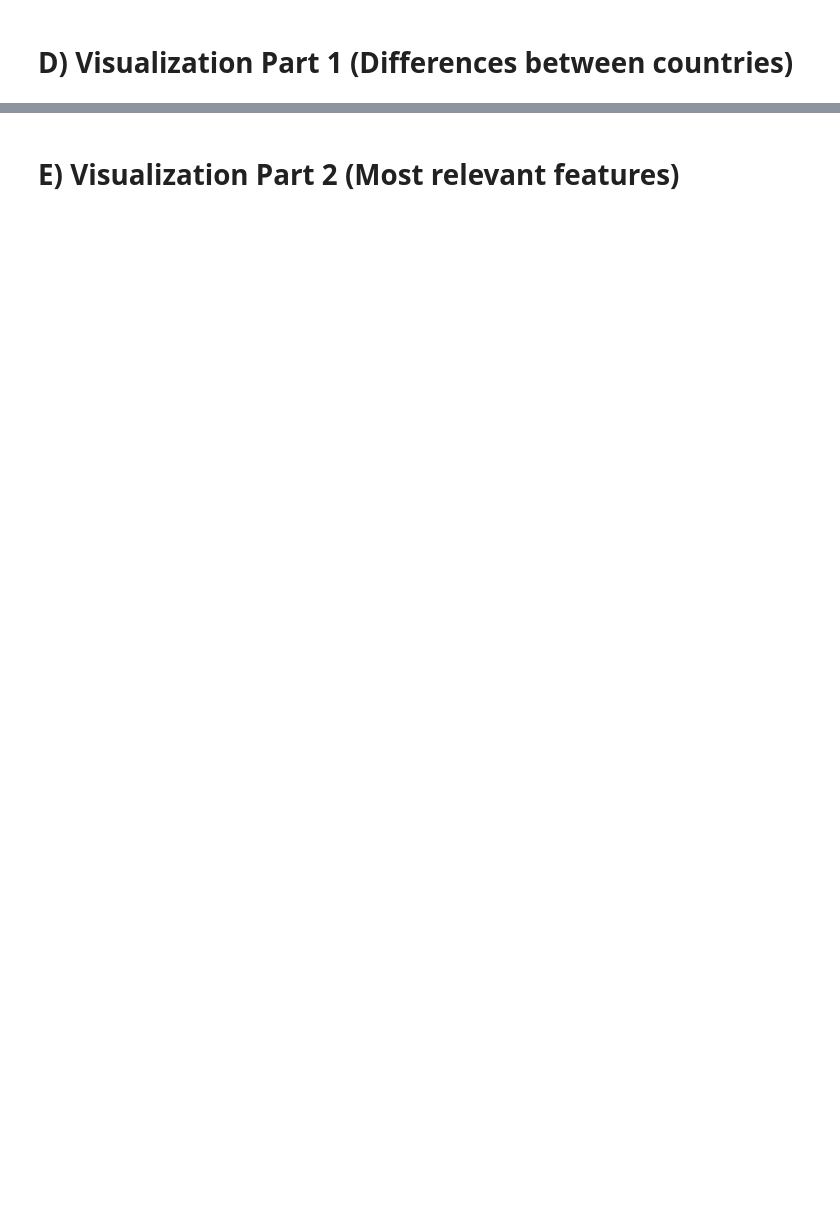
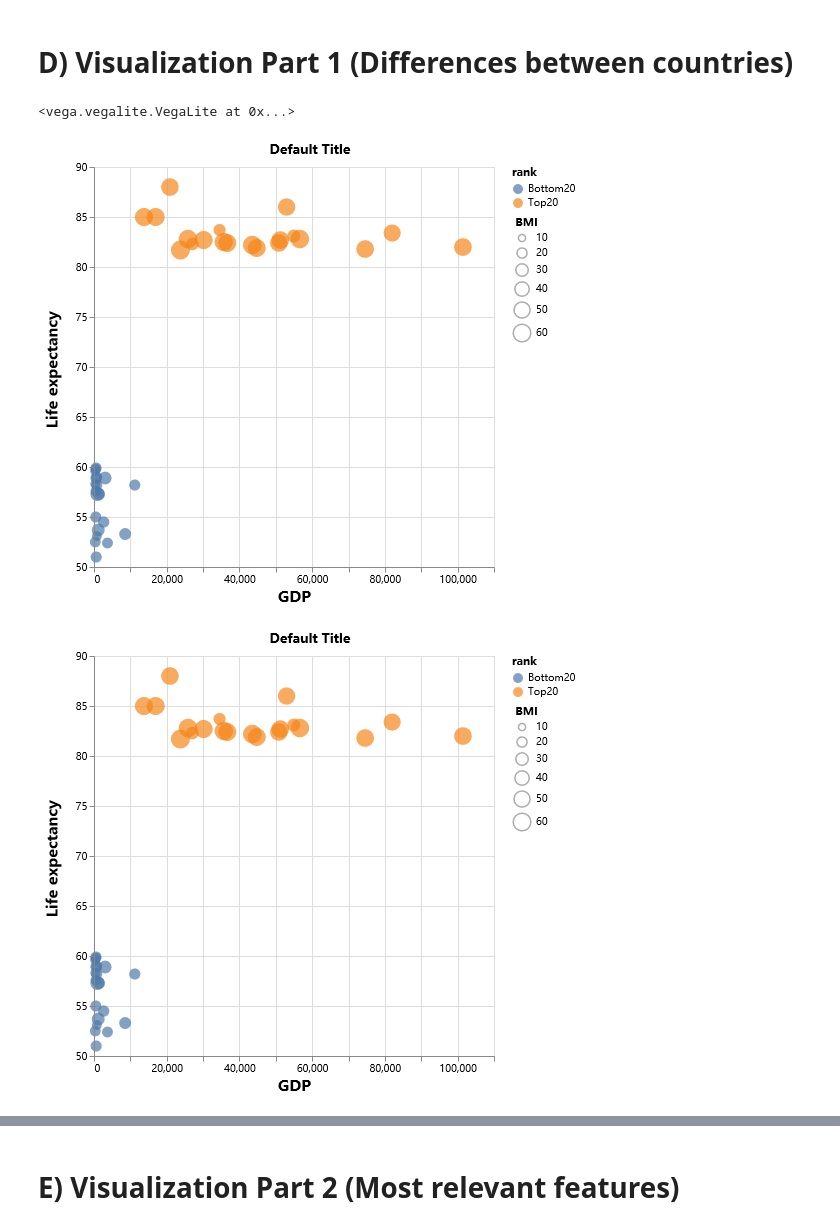
Before and after one commit to forgomania/ECE143-Life-expectancy, a Jupyter notebook: main.ipynb, the cells around one changed output, grey strips where cells are left out. Drawn from its saved outputs; the diff is of its cells as text; code cells hidden in the pictures; blank space fills up the shorter version.

```diff
--- a/main.ipynb
+++ b/main.ipynb
@@ -85,4 +139,8 @@ alt.renderers.enable('notebook')
 # D) Visualization Part 1 (Differences between countries)
 # %%
 #below shows the plots we present for countries with best and worst life expectancy.
-showScatter(modified.copy(),'GDP',' BMI ')
+showScatter(modified.copy(),'GDP',' BMI ',height=400,width=400,year=2015,title="Default Title")
+# %% [output]
+<vega.vegalite.VegaLite at 0x...>
+[figure, added]
+[figure, added]
```
Also changed, not shown: parts of 15 cells of this notebook, 2 other files.
